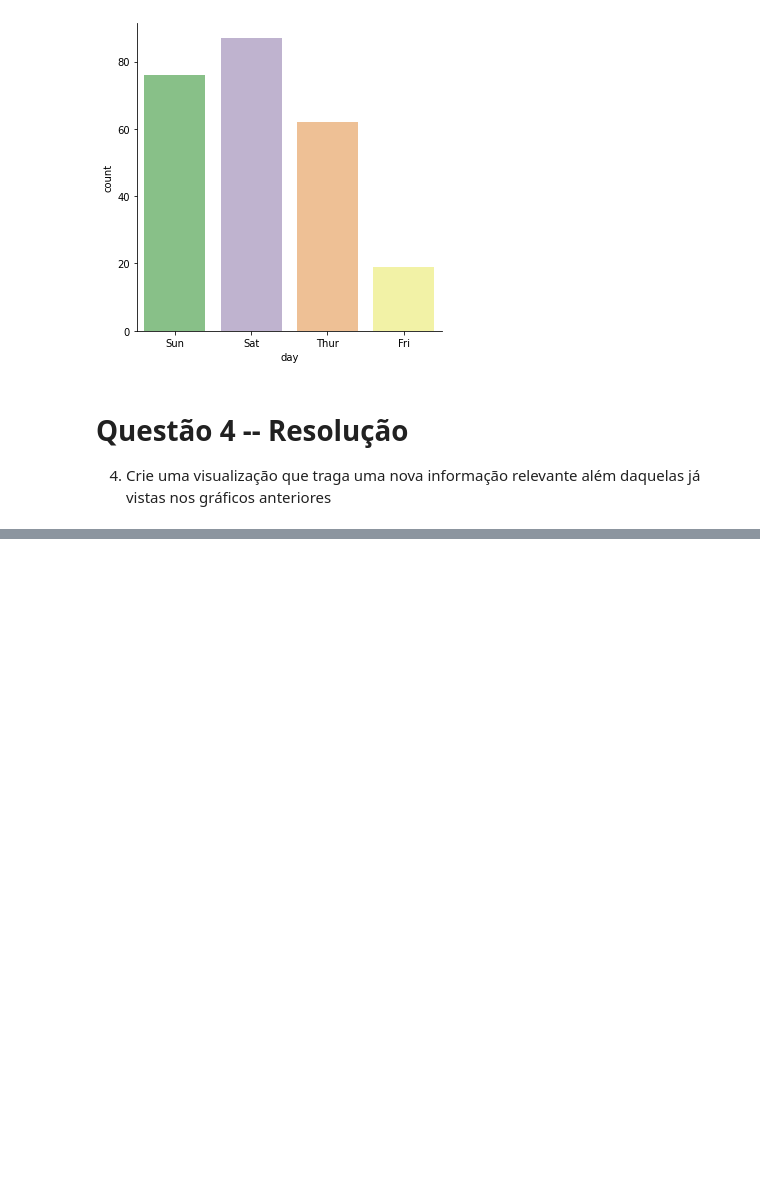
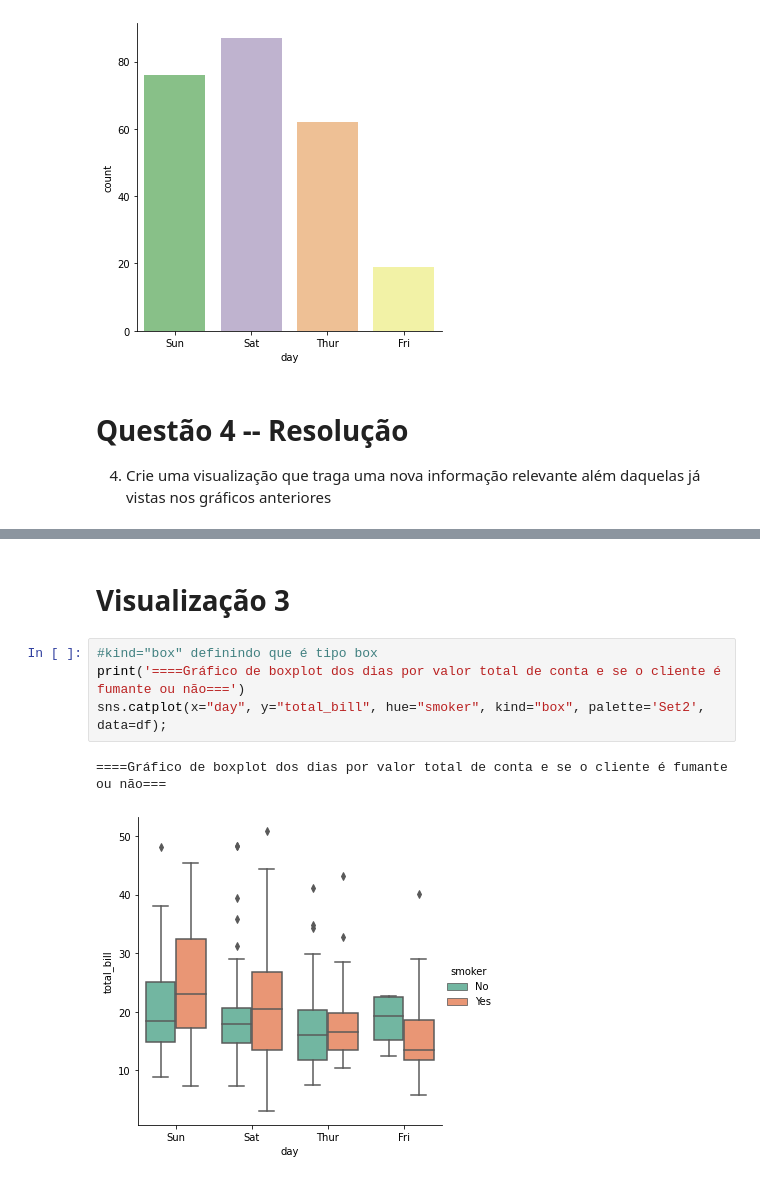
Before and after one commit to Ruann-01/Python_IA, a Jupyter notebook: Atividade 2/Atividade 2 - Exercícios.ipynb, the cells around one changed output, grey strips where cells are left out. Cells and saved outputs as stored; diff of their text form; blank space fills up the shorter version.

```diff
--- a/Atividade 2/Atividade 2 - Exercícios.ipynb
+++ b/Atividade 2/Atividade 2 - Exercícios.ipynb
@@ -448,0 +459,9 @@ sns.catplot(x="day", kind="count", palette="Accent", data=df);
+# %% [markdown]
+# Visualização 3
+# %%
+#kind="box" definindo que é tipo box
+print('====Gráfico de boxplot dos dias por valor total de conta e se o cliente é fumante ou não===')
+sns.catplot(x="day", y="total_bill", hue="smoker", kind="box", palette='Set2', data=df);
+# %% [output]
+====Gráfico de boxplot dos dias por valor total de conta e se o cliente é fumante ou não===
+[figure, added]
```
Also changed, not shown: parts of 8 cells of this notebook.
